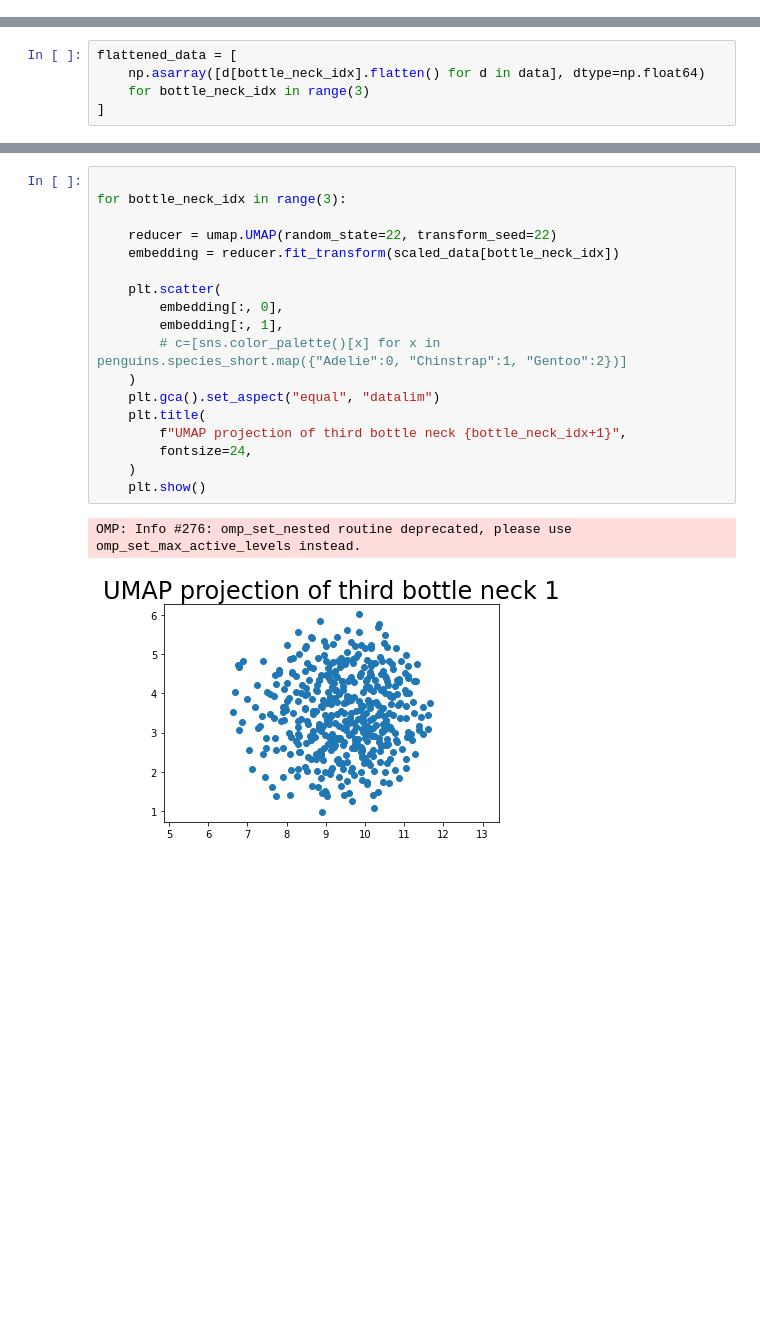
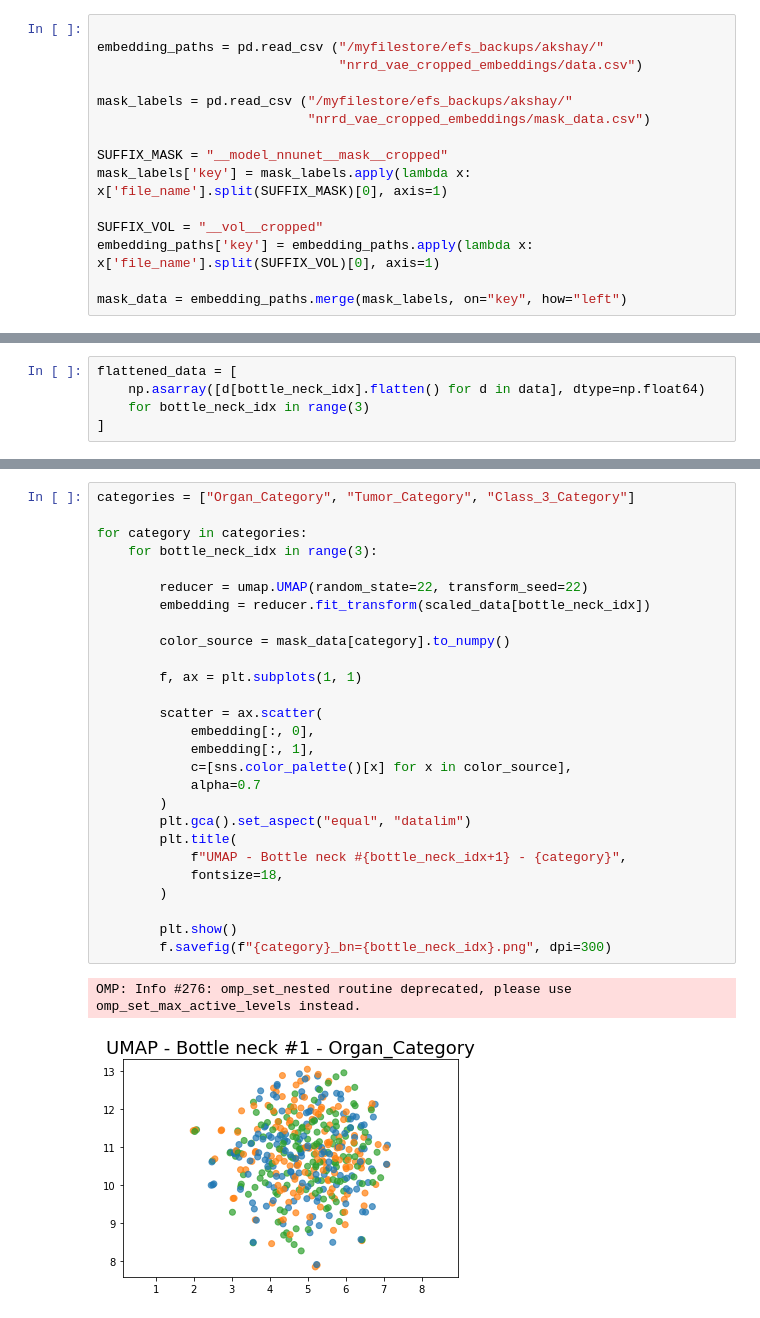
Before and after one commit to aksg87/3D-VQ-VAE-2, a Jupyter notebook: notebooks/view_embeddings.ipynb, the cells around one changed output, grey strips where cells are left out. Drawn from its saved outputs; the diff is of its cells as text; blank space fills up the shorter version.

Commit message:
feat: Updates viewing embeddings w colors

```diff
--- a/notebooks/view_embeddings.ipynb
+++ b/notebooks/view_embeddings.ipynb
@@ -15,0 +24,15 @@ embeddings_dir = Path(
+# %%
+
+embedding_paths = pd.read_csv ("/myfilestore/efs_backups/akshay/"
+                               "nrrd_vae_cropped_embeddings/data.csv")
+
+mask_labels = pd.read_csv ("/myfilestore/efs_backups/akshay/"
+                           "nrrd_vae_cropped_embeddings/mask_data.csv")
+
+SUFFIX_MASK = "__model_nnunet__mask__cropped"
+mask_labels['key'] = mask_labels.apply(lambda x: x['file_name'].split(SUFFIX_MASK)[0], axis=1)
+
+SUFFIX_VOL = "__vol__cropped"
+embedding_paths['key'] = embedding_paths.apply(lambda x: x['file_name'].split(SUFFIX_VOL)[0], axis=1)
+
+mask_data = embedding_paths.merge(mask_labels, on="key", how="left")
@@ -84,21 +128,30 @@ scaled_data = [
 # %%
+categories = ["Organ_Category", "Tumor_Category", "Class_3_Category"]
 
-for bottle_neck_idx in range(3):
+for category in categories:
+    for bottle_neck_idx in range(3):
 
-    reducer = umap.UMAP(random_state=22, transform_seed=22)
-    embedding = reducer.fit_transform(scaled_data[bottle_neck_idx])
+        reducer = umap.UMAP(random_state=22, transform_seed=22)
+        embedding = reducer.fit_transform(scaled_data[bottle_neck_idx])
 
-    plt.scatter(
-        embedding[:, 0],
-        embedding[:, 1],
-        # c=[sns.color_palette()[x] for x in penguins.species_short.map({"Adelie":0, "Chinstrap":1, "Gentoo":2})]
-    )
-    plt.gca().set_aspect("equal", "datalim")
-    plt.title(
-        f"UMAP projection of third bottle neck {bottle_neck_idx+1}",
-        fontsize=24,
-    )
-    plt.show()
+        color_source = mask_data[category].to_numpy()
+
+        f, ax = plt.subplots(1, 1)
+
+        scatter = ax.scatter(
+            embedding[:, 0],
+            embedding[:, 1],
+            c=[sns.color_palette()[x] for x in color_source],
+            alpha=0.7
+        )
+        plt.gca().set_aspect("equal", "datalim")
+        plt.title(
+            f"UMAP - Bottle neck #{bottle_neck_idx+1} - {category}",
+            fontsize=18,
+        )
+
+        plt.show()
+        f.savefig(f"{category}_bn={bottle_neck_idx}.png", dpi=300)
 # %% [output]
 OMP: Info #276: omp_set_nested routine deprecated, please use omp_set_max_active_levels instead.
-[figure, old version]
+[figure, new version]
```
Also changed, not shown: parts of 14 cells of this notebook, 1 other file.
